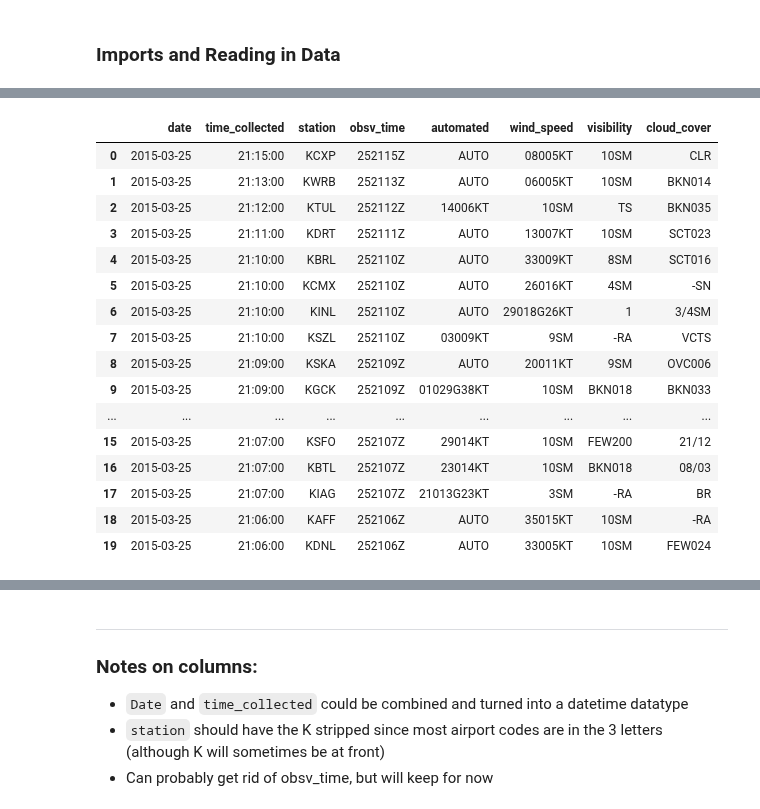
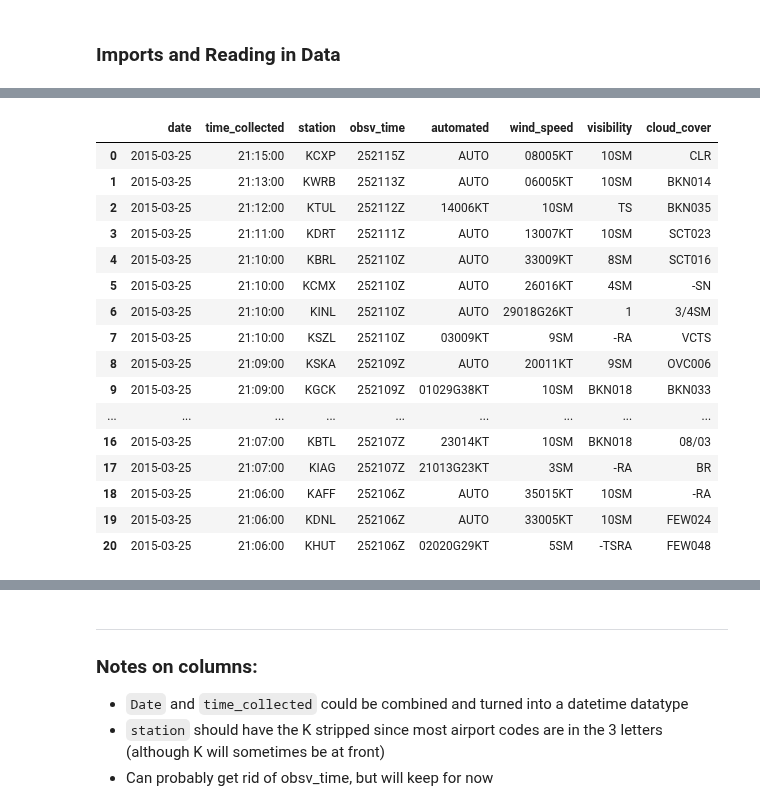
Before and after one commit to hank-butler/METAR_Data, a Jupyter notebook: code/01-data-cleaning.ipynb, the cells around one changed output, grey strips where cells are left out. Cells and saved outputs as stored; diff of their text form; code cells hidden in the pictures.

```diff
--- a/code/01-data-cleaning.ipynb
+++ b/code/01-data-cleaning.ipynb
@@ -72,22 +72,24 @@ df.head()
 # %%
 new_col_order = ['date', 'time_collected', 'station', 'obsv_time', 'automated', 'wind_speed', 'visibility', 'cloud_cover',]
 
-df[new_col_order].head(20)
+
+
+df.loc[:20, new_col_order]
 # %% [output]
 |  | date | time_collected | station | obsv_time | automated | wind_speed | visibility | cloud_cover |
 | 0 | 2015-03-25 | 21:15:00 | KCXP | 252115Z | AUTO | 08005KT | 10SM | CLR |
 | 1 | 2015-03-25 | 21:13:00 | KWRB | 252113Z | AUTO | 06005KT | 10SM | BKN014 |
 | 2 | 2015-03-25 | 21:12:00 | KTUL | 252112Z | 14006KT | 10SM | TS | BKN035 |
 | 3 | 2015-03-25 | 21:11:00 | KDRT | 252111Z | AUTO | 13007KT | 10SM | SCT023 |
 | 4 | 2015-03-25 | 21:10:00 | KBRL | 252110Z | AUTO | 33009KT | 8SM | SCT016 |
 | 5 | 2015-03-25 | 21:10:00 | KCMX | 252110Z | AUTO | 26016KT | 4SM | -SN |
 | 6 | 2015-03-25 | 21:10:00 | KINL | 252110Z | AUTO | 29018G26KT | 1 | 3/4SM |
 | 7 | 2015-03-25 | 21:10:00 | KSZL | 252110Z | 03009KT | 9SM | -RA | VCTS |
 | 8 | 2015-03-25 | 21:09:00 | KSKA | 252109Z | AUTO | 20011KT | 9SM | OVC006 |
 | 9 | 2015-03-25 | 21:09:00 | KGCK | 252109Z | 01029G38KT | 10SM | BKN018 | BKN033 |
 | ... | ... | ... | ... | ... | ... | ... | ... | ... |
-| 15 | 2015-03-25 | 21:07:00 | KSFO | 252107Z | 29014KT | 10SM | FEW200 | 21/12 |
 | 16 | 2015-03-25 | 21:07:00 | KBTL | 252107Z | 23014KT | 10SM | BKN018 | 08/03 |
 | 17 | 2015-03-25 | 21:07:00 | KIAG | 252107Z | 21013G23KT | 3SM | -RA | BR |
 | 18 | 2015-03-25 | 21:06:00 | KAFF | 252106Z | AUTO | 35015KT | 10SM | -RA |
 | 19 | 2015-03-25 | 21:06:00 | KDNL | 252106Z | AUTO | 33005KT | 10SM | FEW024 |
+| 20 | 2015-03-25 | 21:06:00 | KHUT | 252106Z | 02020G29KT | 5SM | -TSRA | FEW048 |
```
Also changed, not shown: parts of 2 cells of this notebook.
